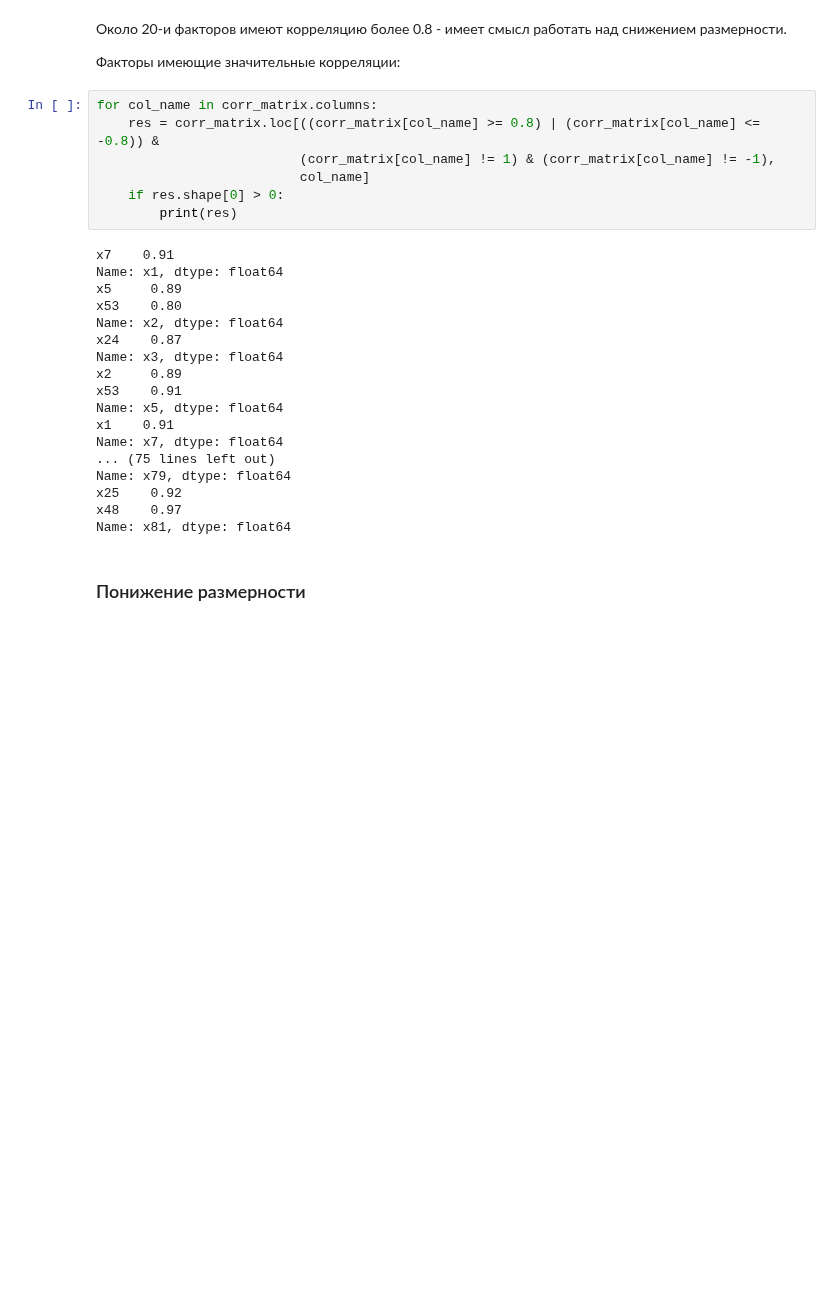
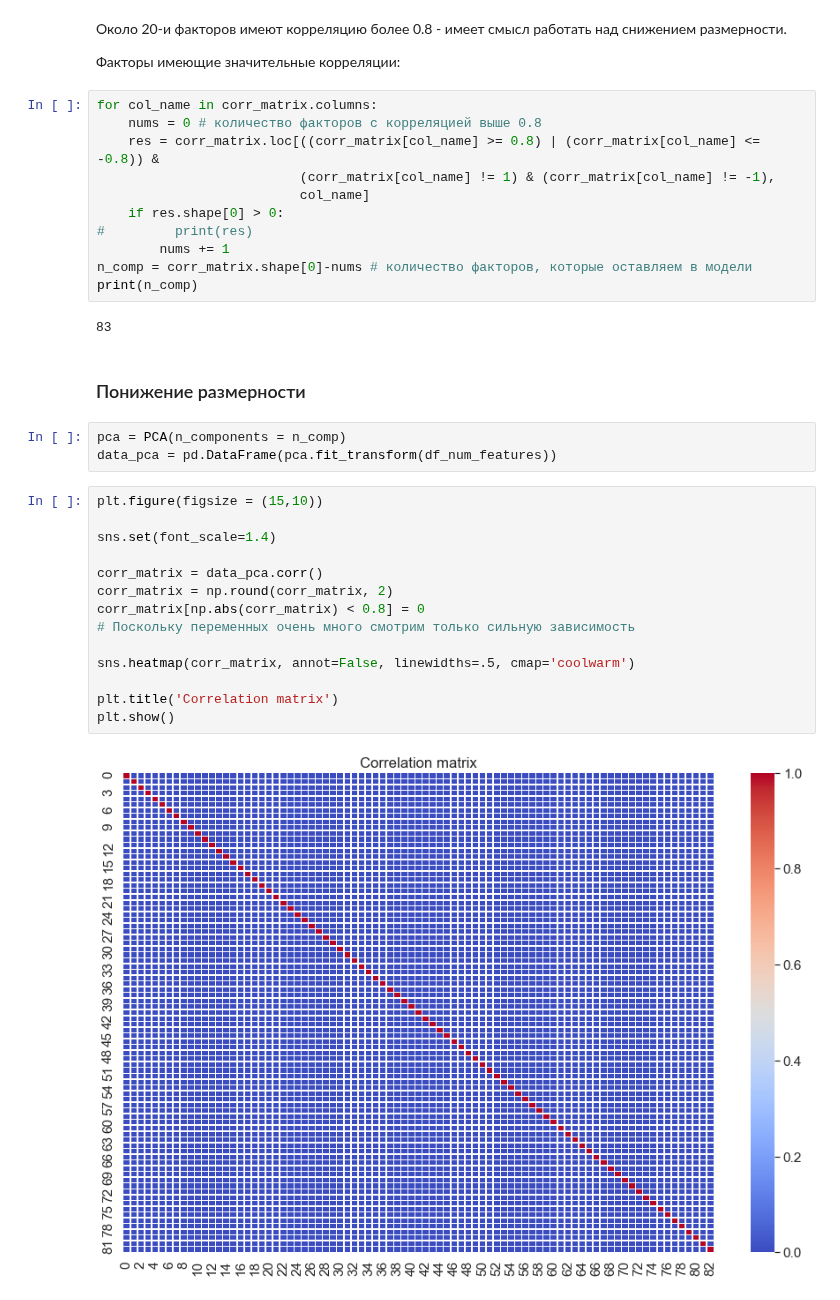
Before and after one commit to stureiko/GeekBrains, a Jupyter notebook: MatStat/Course_project/Course_project.ipynb, the cells around one changed output. Cells and saved outputs as stored; diff of their text form; blank space fills up the shorter version.

```diff
--- a/MatStat/Course_project/Course_project.ipynb
+++ b/MatStat/Course_project/Course_project.ipynb
@@ -94,28 +96,35 @@ plt.show()
 Факторы имеющие значительные корреляции:
 # %%
 for col_name in corr_matrix.columns:
+    nums = 0 # количество факторов с корреляцией выше 0.8
     res = corr_matrix.loc[((corr_matrix[col_name] >= 0.8) | (corr_matrix[col_name] <= -0.8)) &
                           (corr_matrix[col_name] != 1) & (corr_matrix[col_name] != -1),
                           col_name]
     if res.shape[0] > 0:
-        print(res)
+#         print(res)
+        nums += 1
+n_comp = corr_matrix.shape[0]-nums # количество факторов, которые оставляем в модели
+print(n_comp)
 # %% [output]
-x7    0.91
-Name: x1, dtype: float64
-x5     0.89
-x53    0.80
-Name: x2, dtype: float64
-x24    0.87
-Name: x3, dtype: float64
-x2     0.89
-x53    0.91
-Name: x5, dtype: float64
-x1    0.91
-Name: x7, dtype: float64
-... (75 lines left out)
-Name: x79, dtype: float64
-x25    0.92
-x48    0.97
-Name: x81, dtype: float64
+83
 # %% [markdown]
 ### Понижение размерности
+# %%
+pca = PCA(n_components = n_comp)
+data_pca = pd.DataFrame(pca.fit_transform(df_num_features))
+# %%
+plt.figure(figsize = (15,10))
+
+sns.set(font_scale=1.4)
+
+corr_matrix = data_pca.corr()
+corr_matrix = np.round(corr_matrix, 2)
+corr_matrix[np.abs(corr_matrix) < 0.8] = 0
+# Поскольку переменных очень много смотрим только сильную зависимость
+
+sns.heatmap(corr_matrix, annot=False, linewidths=.5, cmap='coolwarm')
+
+plt.title('Correlation matrix')
+plt.show()
+# %% [output]
+[figure, added]
```
Also changed, not shown: parts of 1 cell of this notebook.
